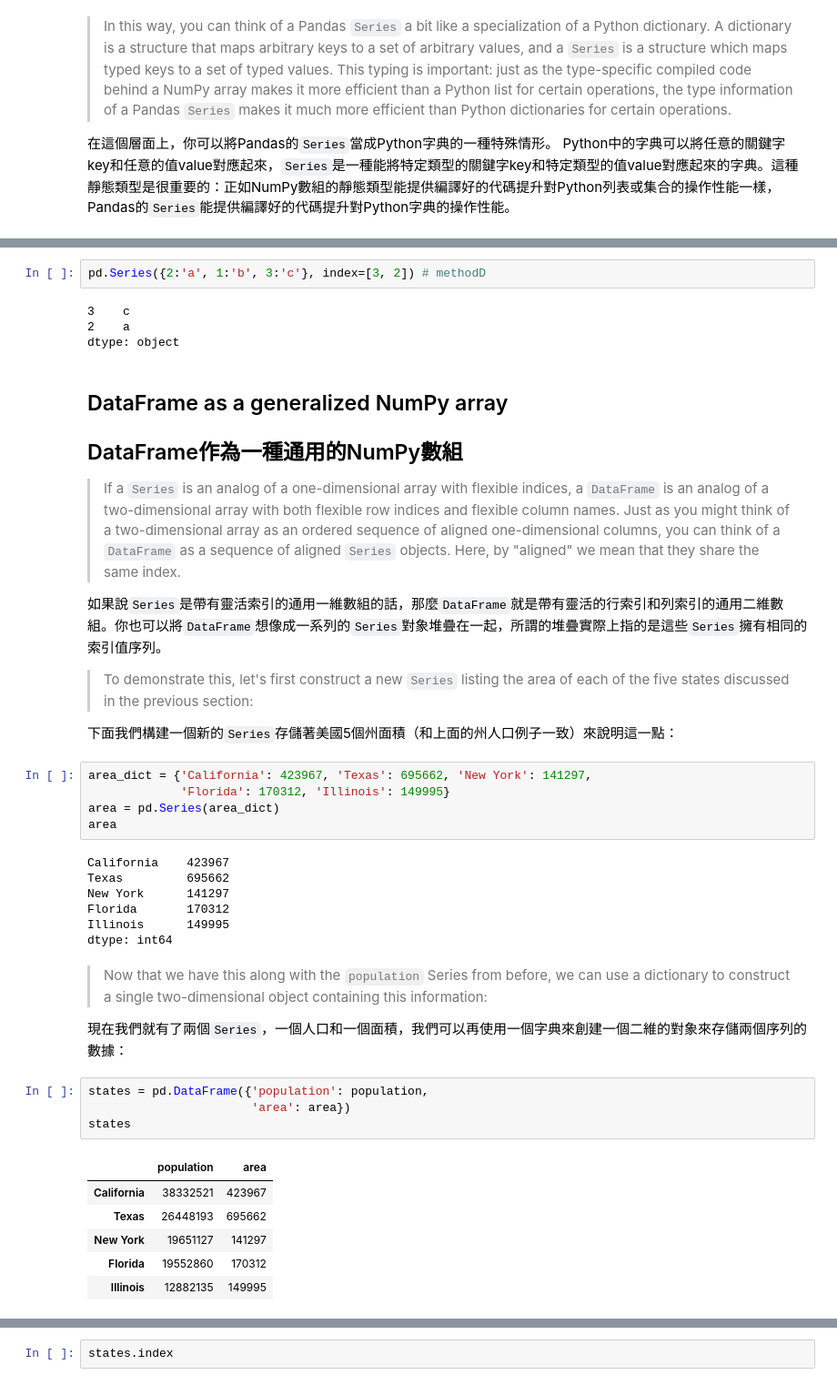
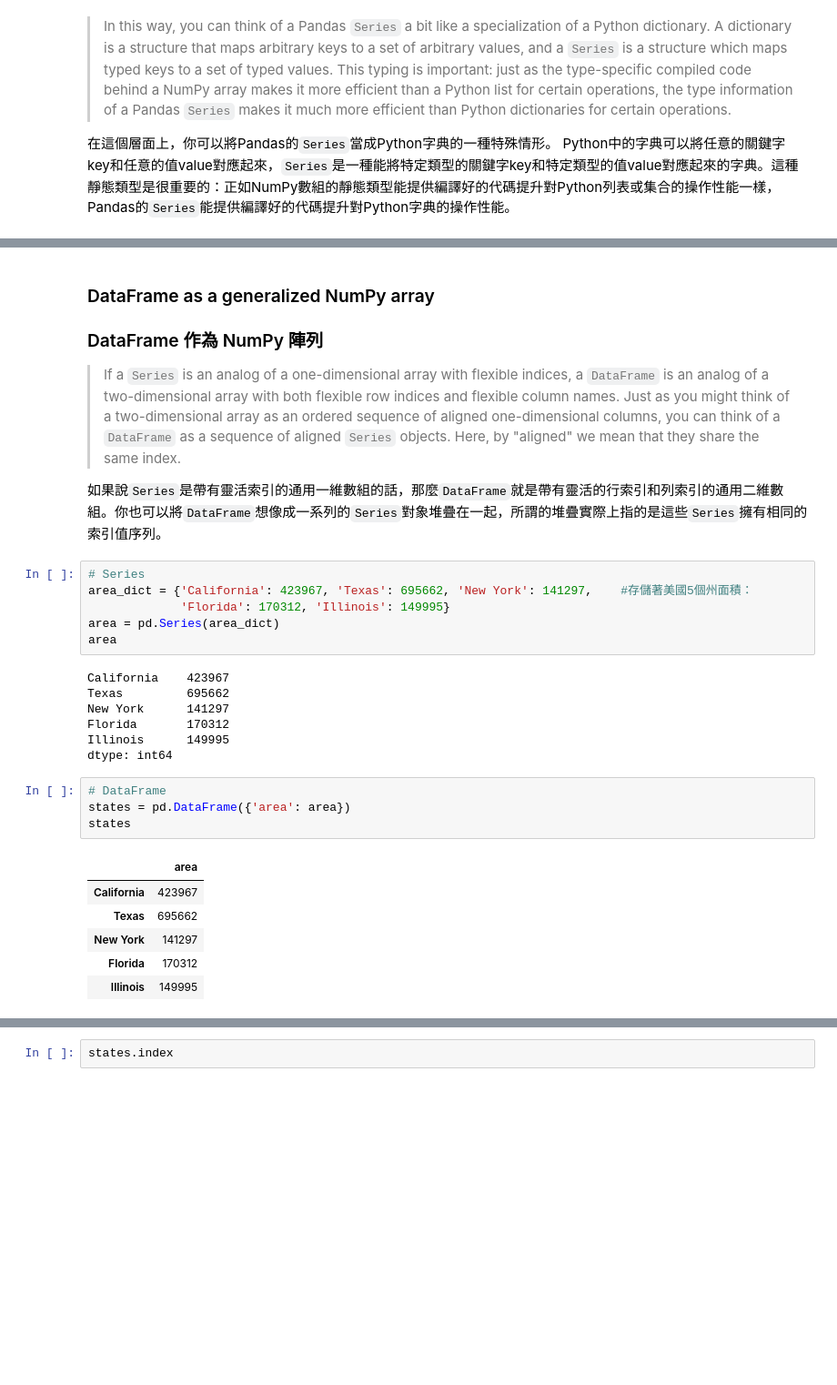
Before and after one commit to juck30808/juck30808, a Jupyter notebook: 03.00-Introducing-Pandas.ipynb, the cells around one changed output, grey strips where cells are left out. Shown at 91% size. Saved outputs shown, nothing was run; the diff lists cells and outputs as text; blank space fills up the shorter version.

```diff
--- a/03.00-Introducing-Pandas.ipynb
+++ b/03.00-Introducing-Pandas.ipynb
@@ -104,24 +104,15 @@ dtype: object
-# %%
-pd.Series({2:'a', 1:'b', 3:'c'}, index=[3, 2]) # methodD
-# %% [output]
-3    c
-2    a
-dtype: object
 # %% [markdown]
-## DataFrame as a generalized NumPy array
-## DataFrame作為一種通用的NumPy數組
+### DataFrame as a generalized NumPy array
+### DataFrame 作為 NumPy 陣列
 
 > If a ``Series`` is an analog of a one-dimensional array with flexible indices, a ``DataFrame`` is an analog of a two-dimensional array with both flexible row indices and flexible column names.
 Just as you might think of a two-dimensional array as an ordered sequence of aligned one-dimensional columns, you can think of a ``DataFrame`` as a sequence of aligned ``Series`` objects.
 Here, by "aligned" we mean that they share the same index.
 
 如果說`Series`是帶有靈活索引的通用一維數組的話，那麼`DataFrame`就是帶有靈活的行索引和列索引的通用二維數組。你也可以將`DataFrame`想像成一系列的`Series`對象堆疊在一起，所謂的堆疊實際上指的是這些`Series`擁有相同的索引值序列。
-
-> To demonstrate this, let's first construct a new ``Series`` listing the area of each of the five states discussed in the previous section:
-
-下面我們構建一個新的`Series`存儲著美國5個州面積（和上面的州人口例子一致）來說明這一點：
 # %%
-area_dict = {'California': 423967, 'Texas': 695662, 'New York': 141297,
+# Series
+area_dict = {'California': 423967, 'Texas': 695662, 'New York': 141297,    #存儲著美國5個州面積：
              'Florida': 170312, 'Illinois': 149995}
 area = pd.Series(area_dict)
 area
@@ -132,18 +123,14 @@ New York      141297
 Florida       170312
 Illinois      149995
 dtype: int64
-# %% [markdown]
-> Now that we have this along with the ``population`` Series from before, we can use a dictionary to construct a single two-dimensional object containing this information:
-
-現在我們就有了兩個`Series`，一個人口和一個面積，我們可以再使用一個字典來創建一個二維的對象來存儲兩個序列的數據：
 # %%
-states = pd.DataFrame({'population': population,
-                       'area': area})
+# DataFrame
+states = pd.DataFrame({'area': area})
 states
 # %% [output]
-|  | population | area |
-| California | 38332521 | 423967 |
-| Texas | 26448193 | 695662 |
-| New York | 19651127 | 141297 |
-| Florida | 19552860 | 170312 |
-| Illinois | 12882135 | 149995 |
+|  | area |
+| California | 423967 |
+| Texas | 695662 |
+| New York | 141297 |
+| Florida | 170312 |
+| Illinois | 149995 |
```
Also changed, not shown: parts of 94 cells of this notebook, 4 other files.
